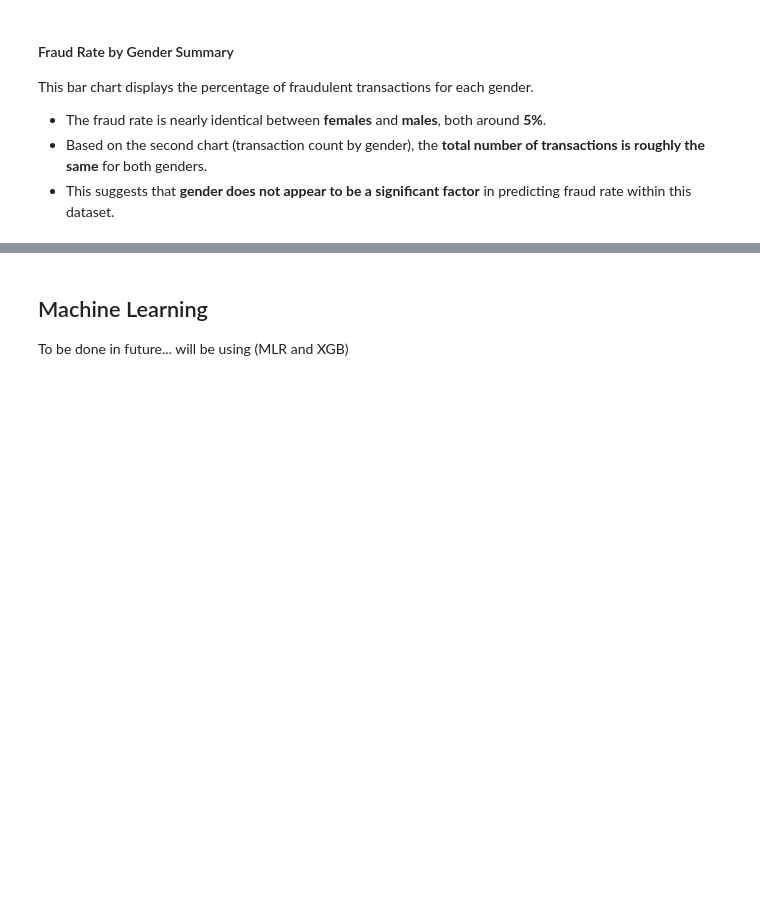
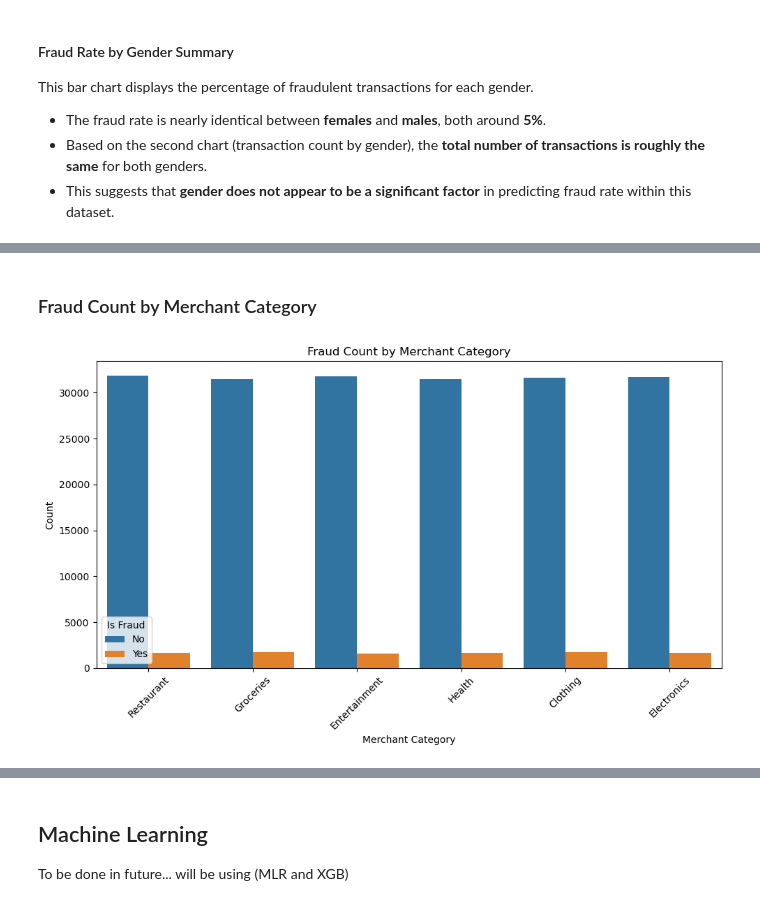
Before and after one commit to owenmilke/CS3870-Final-Project, a Jupyter notebook: BankFraud.ipynb, the cells around one changed output, grey strips where cells are left out. Drawn from its saved outputs; the diff is of its cells as text; code cells hidden in the pictures; blank space fills up the shorter version.

```diff
--- a/BankFraud.ipynb
+++ b/BankFraud.ipynb
@@ -140,0 +172,19 @@ This bar chart displays the percentage of fraudulent transactions for each gende
+# %% [markdown]
+### Fraud Count by Merchant Category
+# %%
+fraud_labels = {0: 'No', 1: 'Yes'}
+plt.figure(figsize=(10, 6))
+ax = sns.countplot(
+    data=df.assign(Is_Fraud=lambda x: x['Is_Fraud'].map(fraud_labels)),
+    x="Merchant_Category",
+    hue="Is_Fraud"
+)
+ax.set_title("Fraud Count by Merchant Category")
+ax.set_xlabel('Merchant Category')
+ax.set_ylabel('Count')
+ax.tick_params(axis='x', rotation=45)
+ax.legend(title="Is Fraud", loc='lower left')
+plt.tight_layout()
+plt.show()
+# %% [output]
+[figure, added]
```
Also changed, not shown: parts of 9 cells of this notebook.
